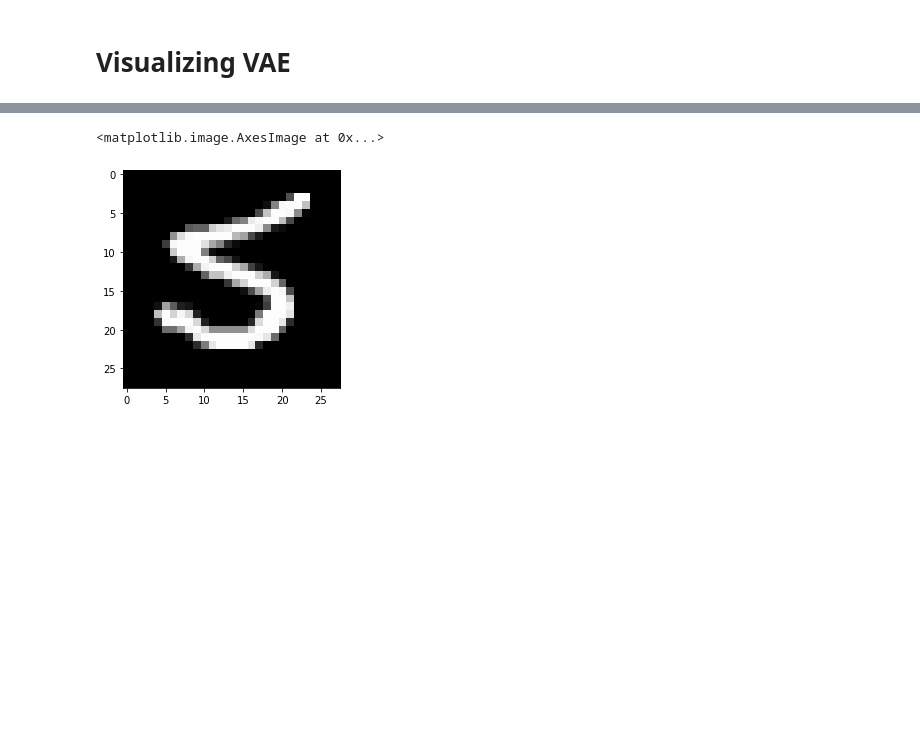
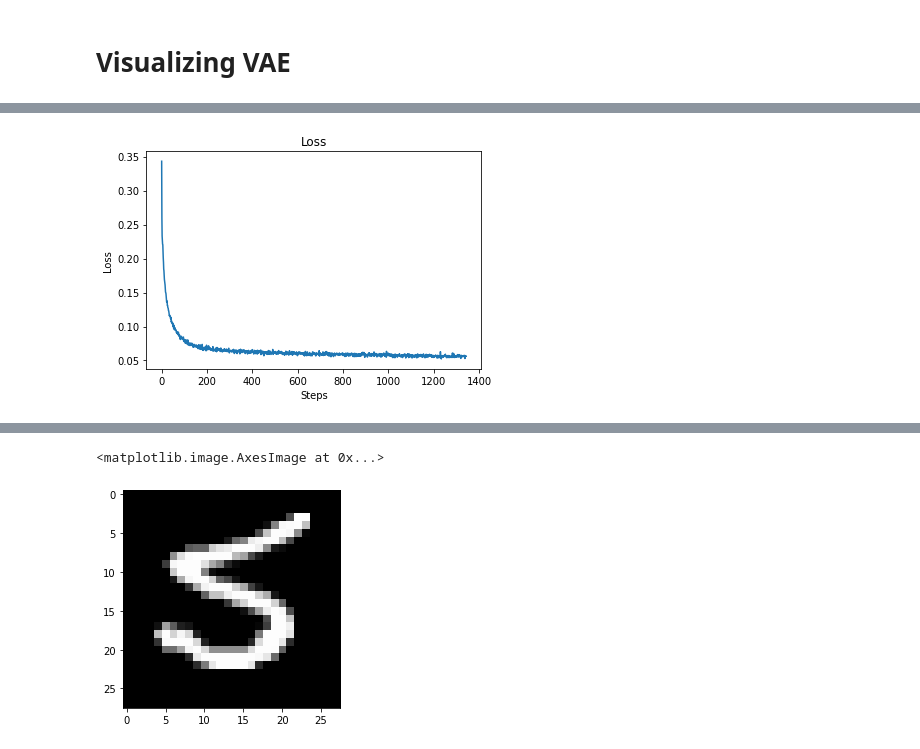
Before and after one commit to mohamadmansourX/CEnt, a Jupyter notebook: MNIST_Benchmark_Carla_Wrapper.ipynb, the cells around one changed output, grey strips where cells are left out. Cells and saved outputs as stored; diff of their text form; code cells hidden in the pictures; blank space fills up the shorter version.

```diff
--- a/MNIST_Benchmark_Carla_Wrapper.ipynb
+++ b/MNIST_Benchmark_Carla_Wrapper.ipynb
@@ -1436,6 +1290,7 @@ class VariationalAutoencoder(nn.Module):
         'batch_size': 64,
         'epochs': 30,
         'learning_rate': 0.001,
+        'kld_weight': 0.0025,
         'weight_decay': 0.0,
         'cuda': False,
         'verbose': True,
@@ -1569,8 +1424,10 @@ class VariationalAutoencoder(nn.Module):
         # Compute the loss
         loss = self.criterion(x_hat, x)
         # Add the KL divergence
-        loss += 0.5 * torch.sum(torch.exp(log_var) + mu**2 - 1 - log_var)
+        kld_loss = torch.mean(-0.5 * torch.sum(1 + log_var - mu ** 2 - log_var.exp(),
+                                               dim = 1), dim = 0)
         # Return the loss
+        loss = loss + self.params['kld_weight'] * kld_loss
         return loss
 
     def get_encodings(self, x):
@@ -1650,0 +1752,23 @@ class VariationalAutoencoder(nn.Module):
+# %%
+myvae_params= {
+          'input_dim': 784,
+          'layers': [512, 128],
+          'latent_dim': 32,
+          'hidden_activation': 'relu',
+          'dropout': 0.2,
+          'batch_norm': True,
+          'batch_size': 128,
+          'epochs': 100,
+          'learning_rate': 0.001,
+          'weight_decay': 0.0,
+          'cuda': False,
+          'verbose': True,
+          'train': True,
+          'save_dir': './vae_model/'}
+
+generative_model = VariationalAutoencoder(
+            data_name, None, None, myvae_params
+        )
+generative_model.fit(
+                xtrain=dataset.df[cnnmodel.feature_input_order]
+            )
@@ -1650,0 +1783,5 @@ class VariationalAutoencoder(nn.Module):
+# %%
+generative_model.eval()
+generative_model.plot_loss()
+# %% [output]
+[figure, added]
```
Also changed, not shown: parts of 41 cells of this notebook.
